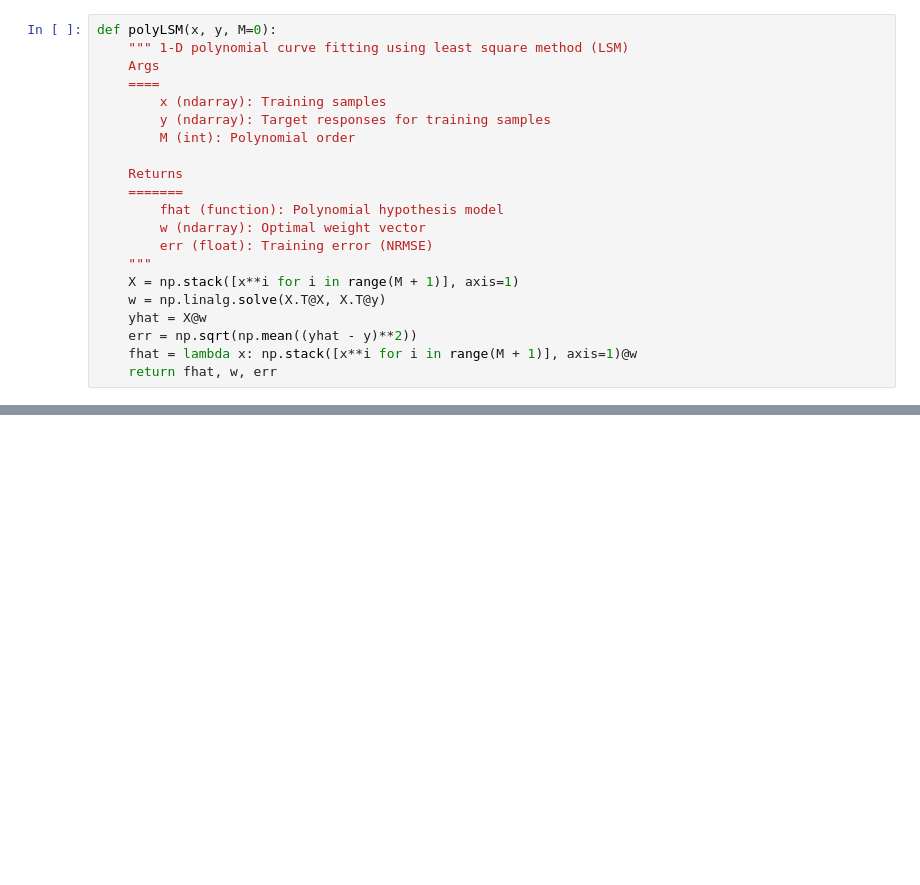
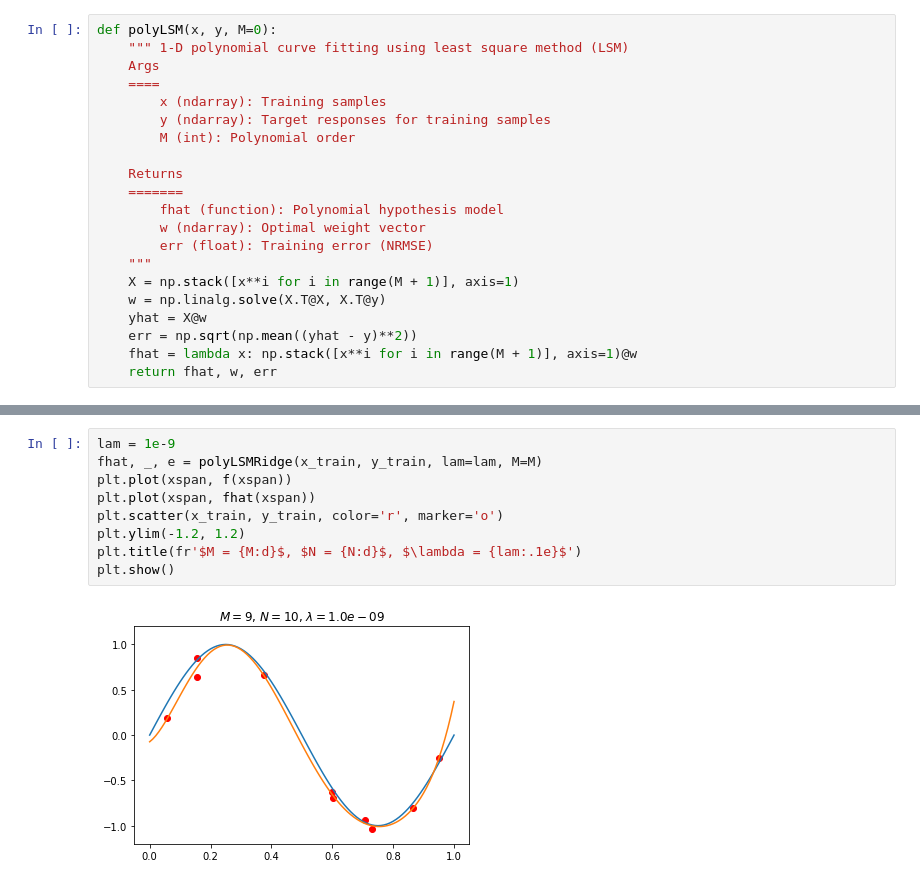
Before and after one commit to cdl-hanyang/cdl2022-s-ml, a Jupyter notebook: week1_1_polynomial_curve_fitting.ipynb, the cells around one changed output, grey strips where cells are left out. Drawn from its saved outputs; the diff is of its cells as text; blank space fills up the shorter version.

```diff
--- a/week1_1_polynomial_curve_fitting.ipynb
+++ b/week1_1_polynomial_curve_fitting.ipynb
@@ -126,0 +194,11 @@ plt.show()
+# %%
+lam = 1e-9
+fhat, _, e = polyLSMRidge(x_train, y_train, lam=lam, M=M)
+plt.plot(xspan, f(xspan))
+plt.plot(xspan, fhat(xspan))
+plt.scatter(x_train, y_train, color='r', marker='o')
+plt.ylim(-1.2, 1.2)
+plt.title(fr'$M = {M:d}$, $N = {N:d}$, $\lambda = {lam:.1e}$')
+plt.show()
+# %% [output]
+[figure, added]
```
Also changed, not shown: parts of 8 cells of this notebook.
